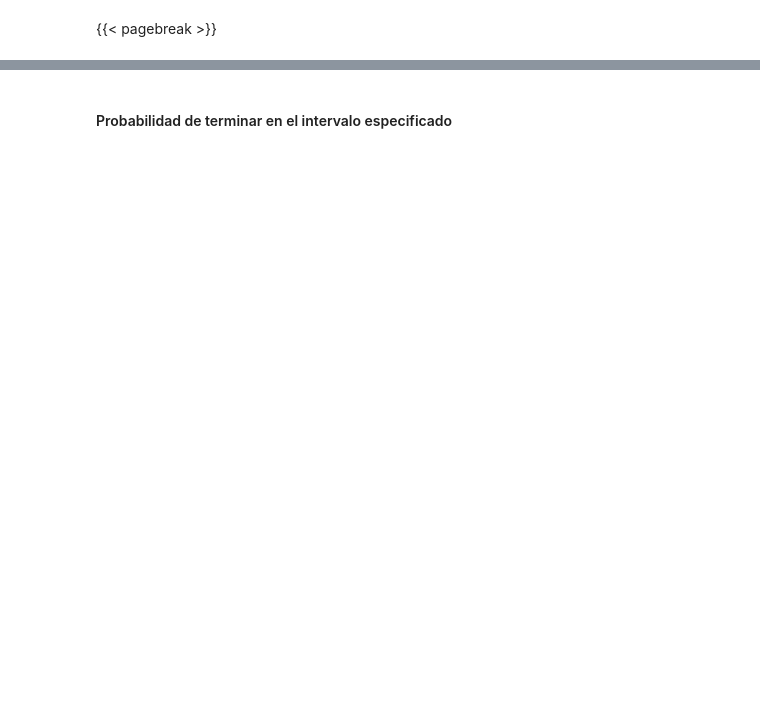
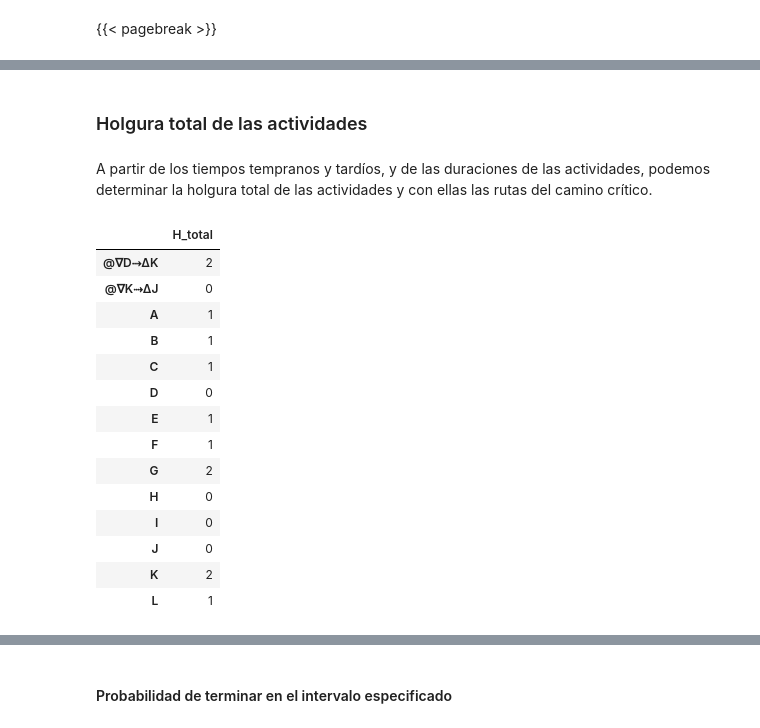
Before and after one commit to mcasl/pmULE, a Jupyter notebook: notebooks/Ejercicio_25.ipynb, the cells around one changed output, grey strips where cells are left out. Cells and saved outputs as stored; diff of their text form; code cells hidden in the pictures; blank space fills up the shorter version.

```diff
--- a/notebooks/Ejercicio_25.ipynb
+++ b/notebooks/Ejercicio_25.ipynb
@@ -147,0 +181,24 @@ proyecto.pert()
+# %% [markdown]
+### Holgura total de las actividades
+# %% [markdown]
+A partir de los tiempos tempranos y tardíos, y de las duraciones de las actividades, podemos determinar la holgura total de las actividades y con ellas las rutas del camino crítico.
+# %%
+#| tbl-cap: "Valores de la holgura total de las actividades"
+#| label: tbl-Holguras
+resultados_pert['activities'][['H_total']]
+# %% [output]
+|  | H_total |
+| @∇D⤑ΔK | 2 |
+| @∇K⤑ΔJ | 0 |
+| A | 1 |
+| B | 1 |
+| C | 1 |
+| D | 0 |
+| E | 1 |
+| F | 1 |
+| G | 2 |
+| H | 0 |
+| I | 0 |
+| J | 0 |
+| K | 2 |
+| L | 1 |
```
Also changed, not shown: parts of 56 cells of this notebook, 3 other files.
